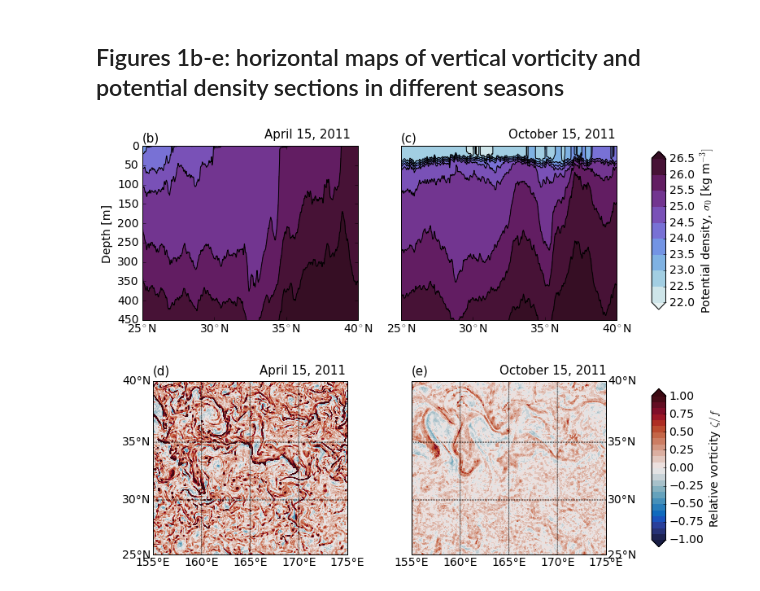
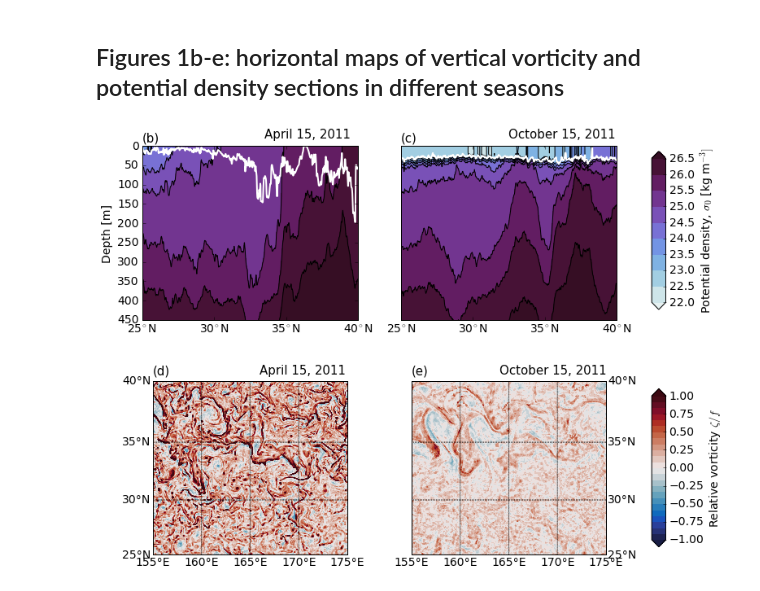
Before and after one commit to cesar-rocha/UpperOceanSeasonality, a Jupyter notebook: notebooks/Figure1.ipynb, the cells around one changed output. Drawn from its saved outputs; the diff is of its cells as text; code cells hidden in the pictures.

Commit message:
Adds new figure 1

```diff
--- a/notebooks/Figure1.ipynb
+++ b/notebooks/Figure1.ipynb
@@ -69,6 +69,7 @@ xt,yt = m2(155,40.5)
 plt.text(xt,yt,'(d)',fontsize=15)
 xt,yt = m2(166,40.5)
 plt.text(xt,yt,'April 15, 2011',fontsize=15)
+
 
 plt.subplot(224)
 ctv = np.linspace(-1,1.,25)
@@ -98,35 +99,39 @@ plt.contourf(snap_april['latd'],-snap_april['z'][:],
              vmax=26.5,cmap=cmocean.cm.dense,extend='both')
 plt.contour(snap_april['latd'],-snap_april['z'][:],
             snap_april['dens']-1000,cs,colors='k')
+
+plt.plot(snap_april['latd'],snap_april['mld'],linewidth=2,color='w')
+
 plt.ylim(450,0)
 plt.ylabel('Depth [m]')
 #plt.title('Early Spring')
 xticks = [25,30,35,40]
 xticklabels = [r'25$\!^\circ$N',r'30$\!^\circ$N',r'35$\!^\circ$N',r'40$\!^\circ$N']
 plt.xticks(xticks,xticklabels)
 
 plt.text(25,-10,'(b)',fontsize=15)
 plt.text(33.5,-20,'April 15, 2011',fontsize=15)
 
 plt.subplot(222)
 cps = plt.contourf(snap_october['latd'],-snap_october['z'][:],
                    snap_october['dens']-1000,cs,vmin=22.,
                    vmax=26.5,cmap=cmocean.cm.dense,extend='both')
 plt.contour(snap_october['latd'],-snap_october['z'][:],
             snap_october['dens']-1000,cs,colors='k')
 
+plt.plot(snap_october['latd'],snap_october['mld'],linewidth=2,color='w')
 
 plt.ylim(450,0)
 plt.yticks([])
 plt.xticks(xticks,xticklabels)
 
 plt.text(25,-10,'(c)',fontsize=15)
 plt.text(32.5,-20,'October 15, 2011',fontsize=15)
 
 fig.subplots_adjust(right=0.8)
 cbar_ax = fig.add_axes([0.85, 0.59, 0.02, 0.3])
 fig.colorbar(cps, cax=cbar_ax,label=r'Potential density, $\sigma_0$ [kg m$^{-3}]$')
 
 plt.savefig(__dest__[1],dpi=80)
 # %% [output]
-[figure, old version]
+[figure, new version]
```
Also changed, not shown: 7 other files.
